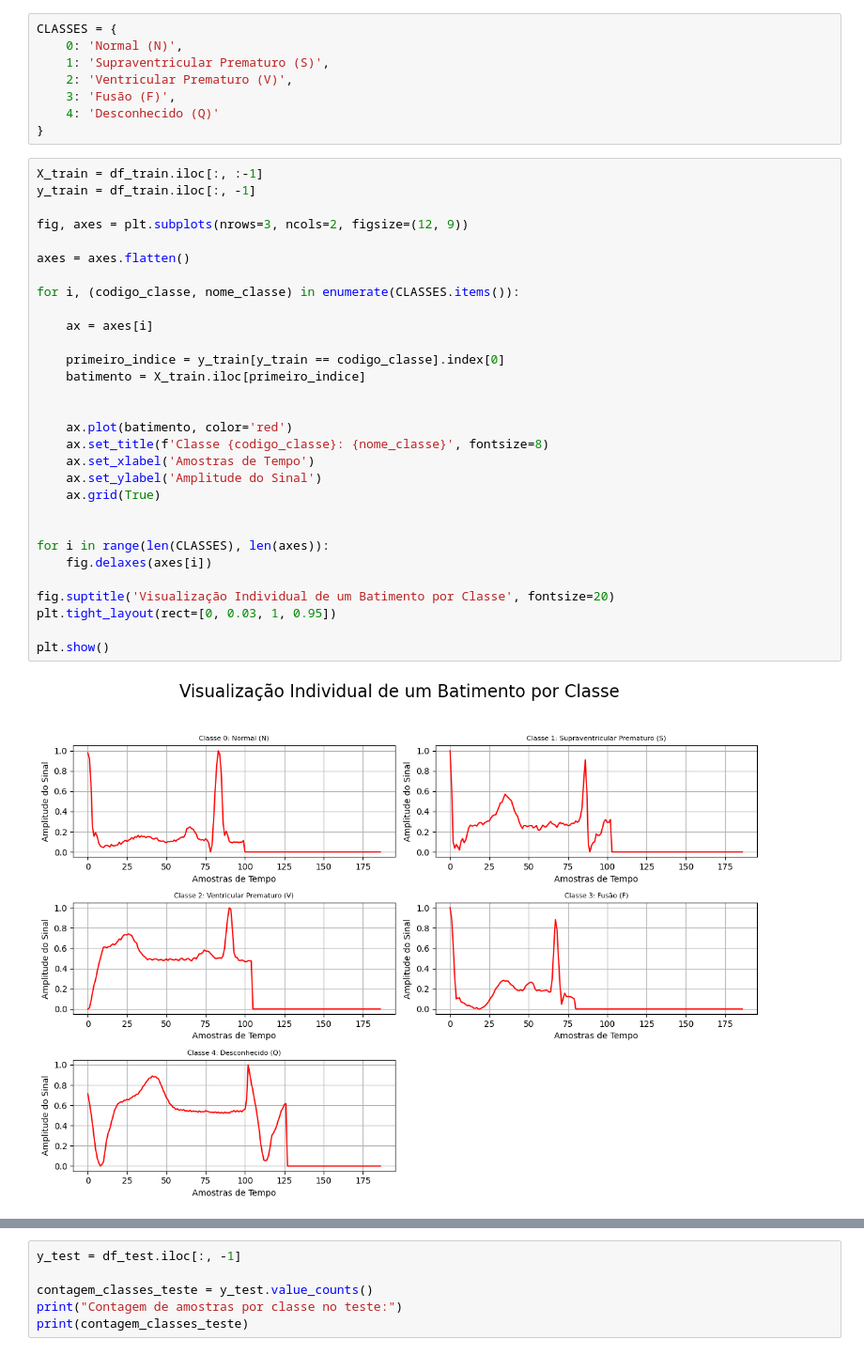
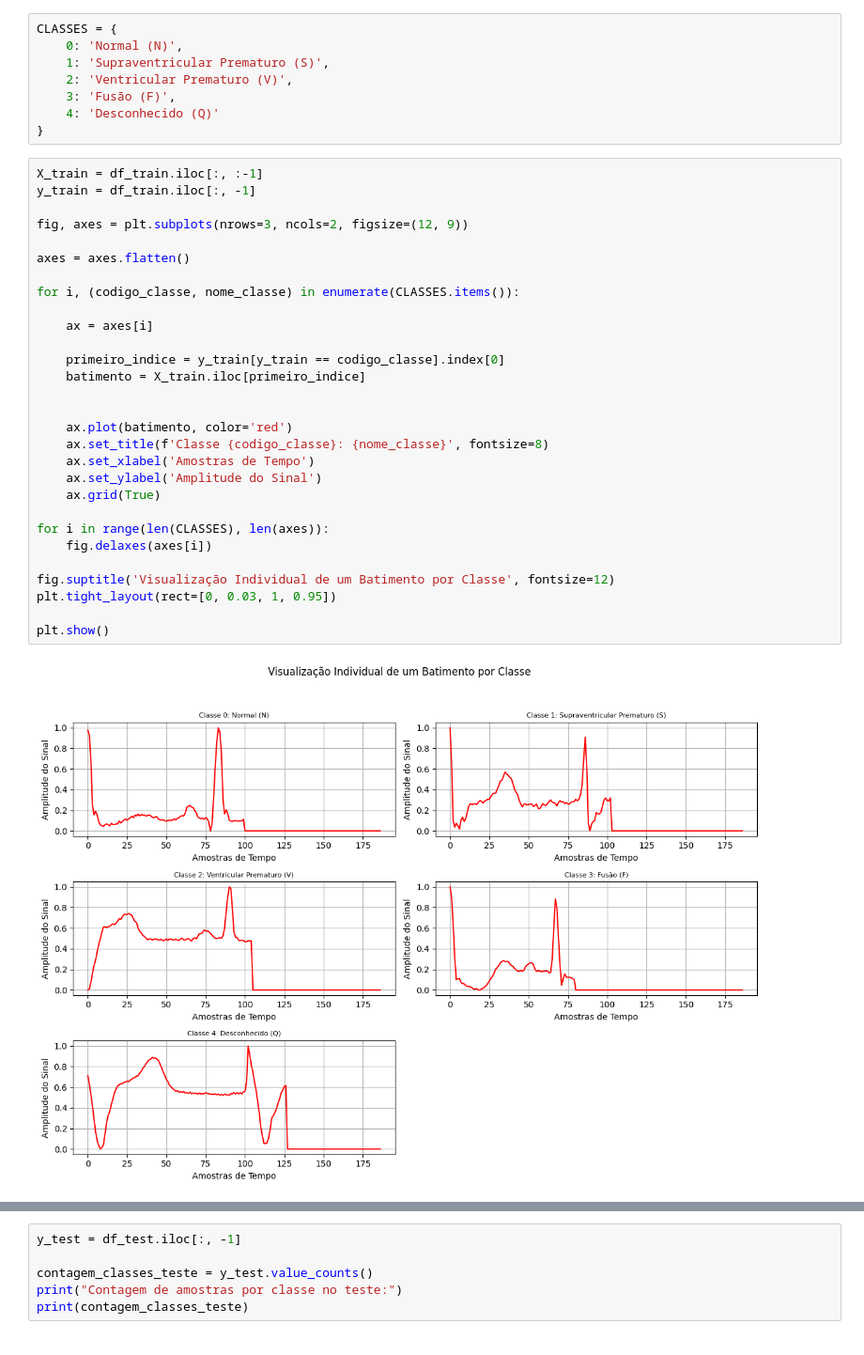
Before and after one commit to adrikll/Heartbeat-Classifier, a Jupyter notebook: analysis.ipynb, the cells around one changed output, grey strips where cells are left out. Shown at 94% size. Drawn from its saved outputs; the diff is of its cells as text.

```diff
--- a/analysis.ipynb
+++ b/analysis.ipynb
@@ -66,35 +66,34 @@ CLASSES = {
 # %%
 X_train = df_train.iloc[:, :-1]
 y_train = df_train.iloc[:, -1]
 
 fig, axes = plt.subplots(nrows=3, ncols=2, figsize=(12, 9))
 
 axes = axes.flatten()
 
 for i, (codigo_classe, nome_classe) in enumerate(CLASSES.items()):
 
     ax = axes[i]
 
     primeiro_indice = y_train[y_train == codigo_classe].index[0]
     batimento = X_train.iloc[primeiro_indice]
 
 
     ax.plot(batimento, color='red')
     ax.set_title(f'Classe {codigo_classe}: {nome_classe}', fontsize=8)
     ax.set_xlabel('Amostras de Tempo')
     ax.set_ylabel('Amplitude do Sinal')
     ax.grid(True)
 
-
 for i in range(len(CLASSES), len(axes)):
     fig.delaxes(axes[i])
 
-fig.suptitle('Visualização Individual de um Batimento por Classe', fontsize=20)
+fig.suptitle('Visualização Individual de um Batimento por Classe', fontsize=12)
 plt.tight_layout(rect=[0, 0.03, 1, 0.95])
 
 plt.show()
 # %% [output]
-[figure, old version]
+[figure, new version]
 # %%
 contagem_classes_treino = y_train.value_counts()
 
```
Also changed, not shown: parts of 1 cell of this notebook, 18 other files.
